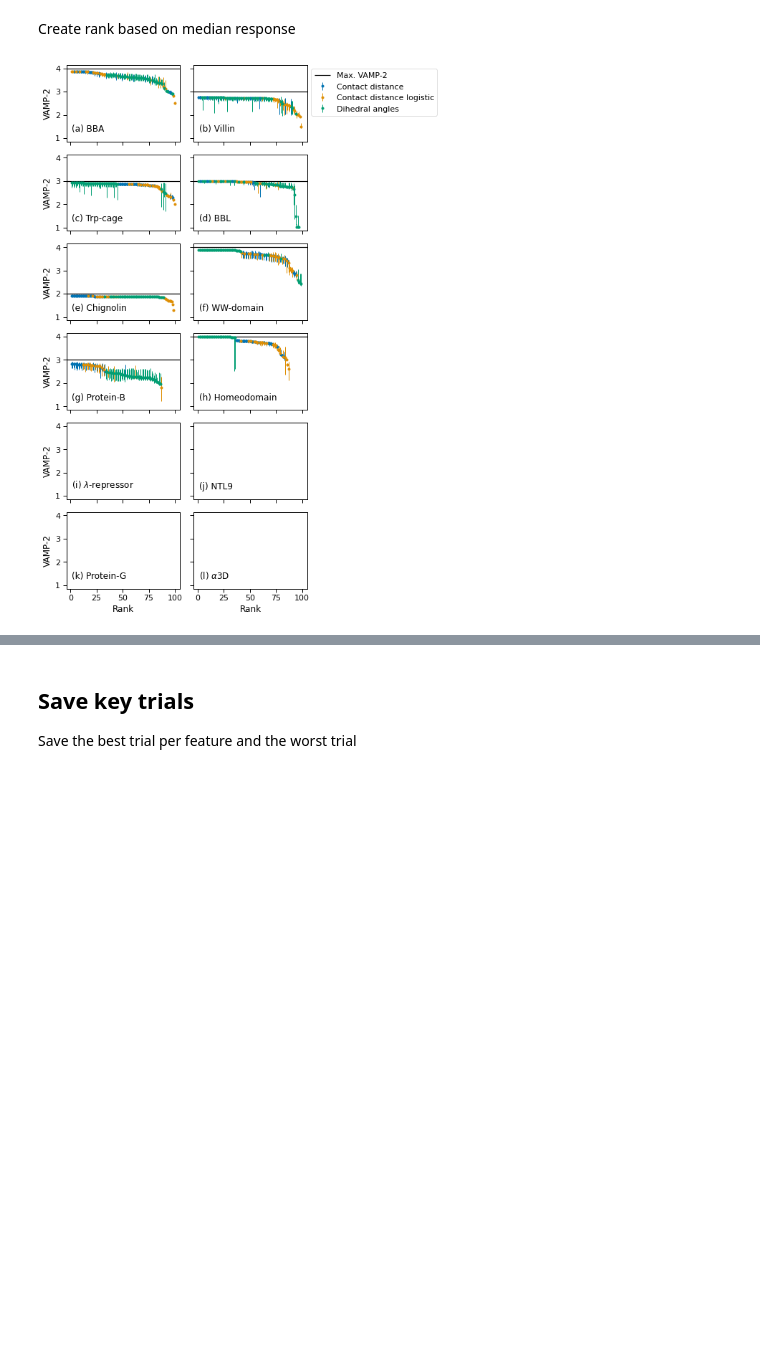
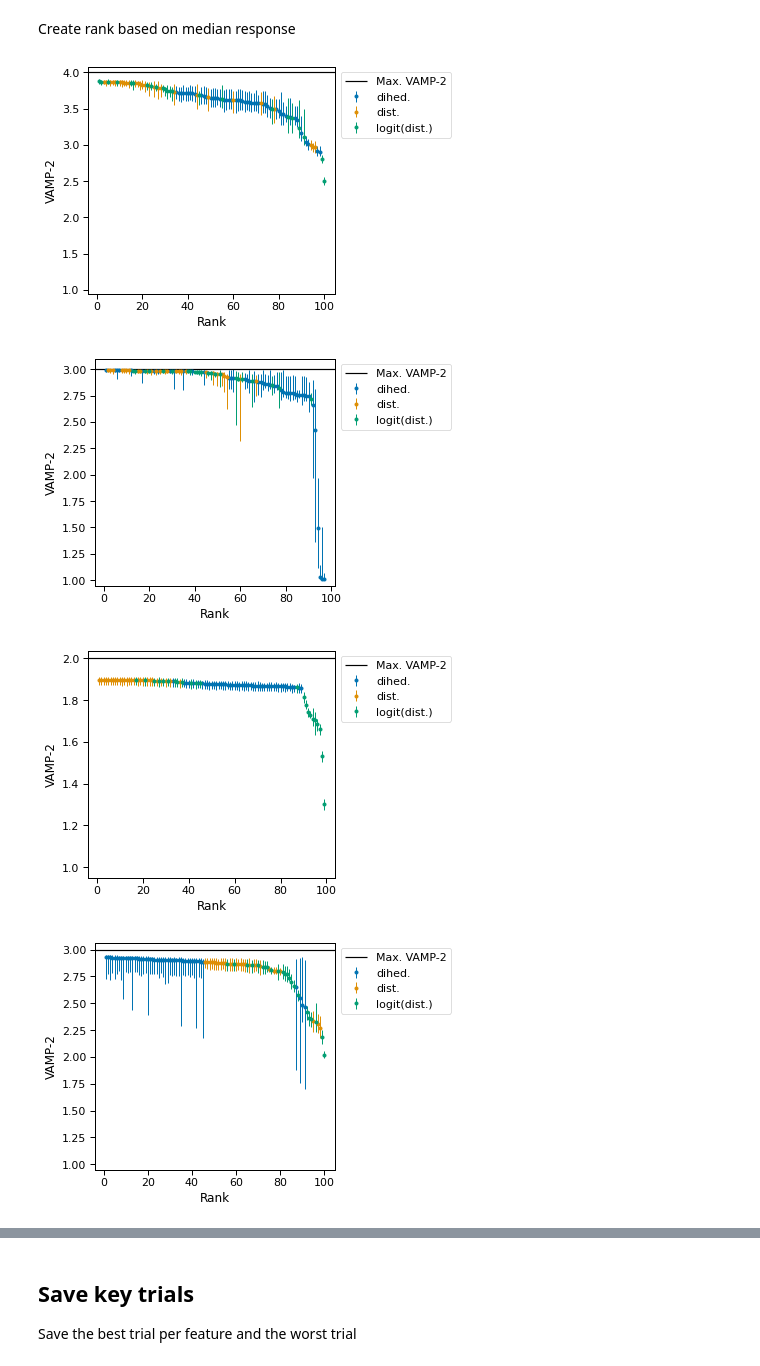
Before and after one commit to RobertArbon/msm_hyperparameter_optimisation, a Jupyter notebook: results/vamp_scores_ranked.ipynb, the cells around one changed output, grey strips where cells are left out. Cells and saved outputs as stored; diff of their text form; code cells hidden in the pictures; blank space fills up the shorter version.

Commit message:
vamp scores are individual charts

```diff
--- a/results/vamp_scores_ranked.ipynb
+++ b/results/vamp_scores_ranked.ipynb
@@ -50,12 +50,12 @@ array(['dihedrals', 'distances'], dtype=object)
 # %%
 def f(x):
     if x['feature__value'] == 'dihedrals':
-        return 'Dihedral angles'
+        return 'dihed.'
     if x['feature__value'] == 'distances':
         if x['distances__transform'] == 'linear':
-            return 'Contact distance'
+            return 'dist.'
         elif x['distances__transform'] == 'logistic':
-            return 'Contact distance logistic'
+            return 'logit(dist.)'
 
 df['feature'] = df.apply(f, axis=1)
 # %% [markdown]
@@ -75,55 +75,39 @@ vamp_df['ub_err'] = vamp_df['upper'] - vamp_df['median']
 cat_type = CategoricalDtype(categories = np.sort(vamp_df.feature.unique()), ordered=True)
 vamp_df['feature'] = vamp_df['feature'].astype(cat_type)
 # %%
-with sns.plotting_context('paper', font_scale=1.25):
-    n_rows, n_cols = 6, 2
-    sharey=True
 
-    fig, axes = plt.subplots(n_rows, n_cols, figsize=(8, 11), sharex=True, sharey=sharey)
+for label in ['BBA', 'BBL', 'Chignolin', 'Trp-cage', 'Villin', 'WW-domain', 'Homeodomain']:
+    with sns.plotting_context('paper', font_scale=1.25):
 
-    ylabel = 'VAMP-2'
-    xlabel = 'Rank'
+        fig, ax = plt.subplots(1) #n_rows, n_cols, figsize=(8, 11), sharex=True, sharey=sharey)
 
-    for i in range(n_rows):
-        for j in range(n_cols):
-            ax = axes[i, j]
+        ylabel = 'VAMP-2'
+        xlabel = 'Rank'
 
-            prot_ix = i*n_cols + j
-            label = funcs.PROTEIN_LABELS[prot_ix]
-            tmp = vamp_df.loc[vamp_df.protein==label, :]
+        tmp = vamp_df.loc[vamp_df.protein==label, :]
 
-            if sharey:
-                if j == 0:
-                    ax.set_ylabel(ylabel)
-            else:
-                ax.set_ylabel(ylabel)
+        ax.set_ylabel(ylabel)
+        ax.set_xlabel(xlabel)
 
-            if i == n_rows - 1:
-                ax.set_xlabel(xlabel)
+        for code, cat in enumerate(tmp.feature.cat.categories):
+            ix = tmp.feature == cat
+            x = tmp.loc[ix, 'hp_rank']
+            y = tmp.loc[ix, 'median']
+            yerr = tmp.loc[ix, ['lb_err', 'ub_err']].values.T
+            ax.errorbar(x, y, yerr, lw=0, marker='o', elinewidth=1, c=funcs.cols[code], ms=3, label=cat)
 
+        if label in proc_dict.keys():
+            xlim = ax.get_xlim()
+            ax.hlines(proc_dict[label], *xlim, color='k', label='Max. VAMP-2')
+            ax.set_xlim(xlim)
+        ylim = ax.get_ylim()
+        ax.set_ylim(0.95, ylim[1])
+        ax.legend(bbox_to_anchor=(1, 1))
 
-            for code, cat in enumerate(tmp.feature.cat.categories):
-                ix = tmp.feature == cat
-                x = tmp.loc[ix, 'hp_rank']
-                y = tmp.loc[ix, 'median']
-                yerr = tmp.loc[ix, ['lb_err', 'ub_err']].values.T
-                ax.errorbar(x, y, yerr, lw=0, marker='o', elinewidth=1, c=funcs.cols[code], ms=3, label=cat)
-
-            if label in proc_dict.keys():
-                xlim = ax.get_xlim()
-                ax.hlines(proc_dict[label], *xlim, color='k', label='Max. VAMP-2')
-                ax.set_xlim(xlim)
-
-            if (i == 0) & (j == n_cols - 1):
-                ax.legend(bbox_to_anchor=(1, 1))
-
-
-
-            ax.annotate(text=f'({funcs.LETTERS[prot_ix]}) {label}', xy=(0.05, 0.1),
-                        xycoords='axes fraction', ha='left', va='bottom',
-                       bbox={'facecolor': 'w', 'alpha':0.8, 'edgecolor': 'w'})
-
-    plt.tight_layout()
-    plt.savefig(funcs.FIG_DIR.joinpath(f'vamp_scores_ranked.pdf'), bbox_inches='tight')
+        plt.tight_layout()
+        plt.savefig(funcs.FIG_DIR.joinpath(f'{label}_vamp_scores_ranked.pdf'), bbox_inches='tight')
 # %% [output]
-[figure, old version]
+[figure, new version]
+[figure, added]
+[figure, added]
+[figure, added]
```
Also changed, not shown: parts of 3 cells of this notebook.
